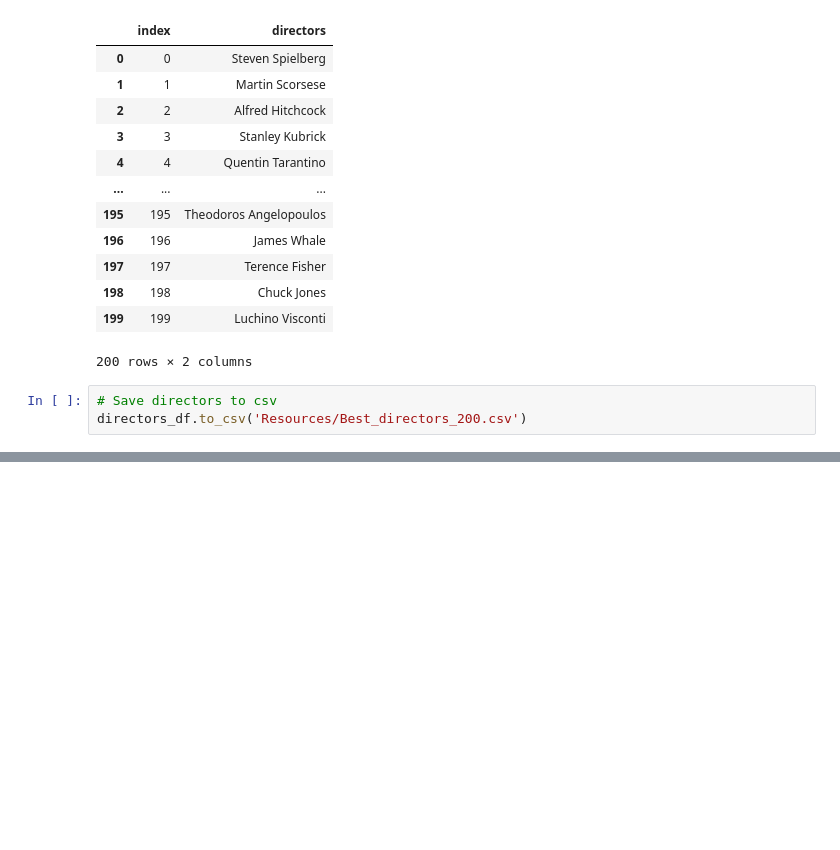
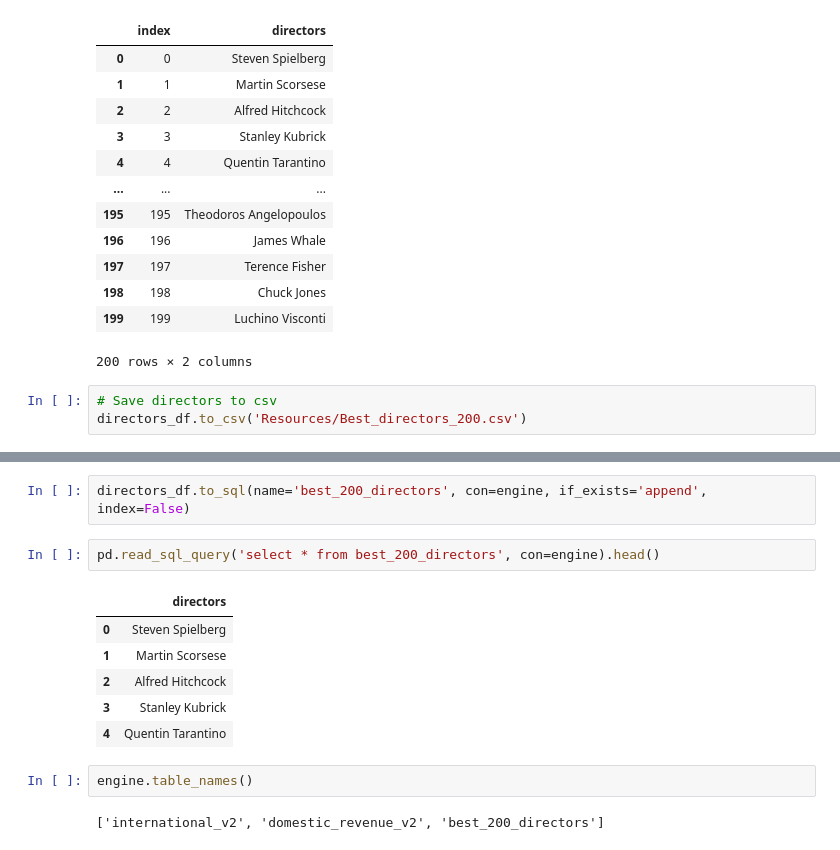
Before and after one commit to IrinaUX/Group7-ETL-Project, a Jupyter notebook: Push_to_SQL.ipynb, the cells around one changed output, grey strips where cells are left out. Drawn from its saved outputs; the diff is of its cells as text; blank space fills up the shorter version.

Commit message:
Push directors dataframe to sql database.

```diff
--- a/Push_to_SQL.ipynb
+++ b/Push_to_SQL.ipynb
@@ -472,0 +473,15 @@ len(directors_df)
+# %%
+directors_df.to_sql(name='best_200_directors', con=engine, if_exists='append', index=False)
+# %%
+pd.read_sql_query('select * from best_200_directors', con=engine).head()
+# %% [output]
+|  | directors |
+| 0 | Steven Spielberg |
+| 1 | Martin Scorsese |
+| 2 | Alfred Hitchcock |
+| 3 | Stanley Kubrick |
+| 4 | Quentin Tarantino |
+# %%
+engine.table_names()
+# %% [output]
+['international_v2', 'domestic_revenue_v2', 'best_200_directors']
```
Also changed, not shown: parts of 1 cell of this notebook.
